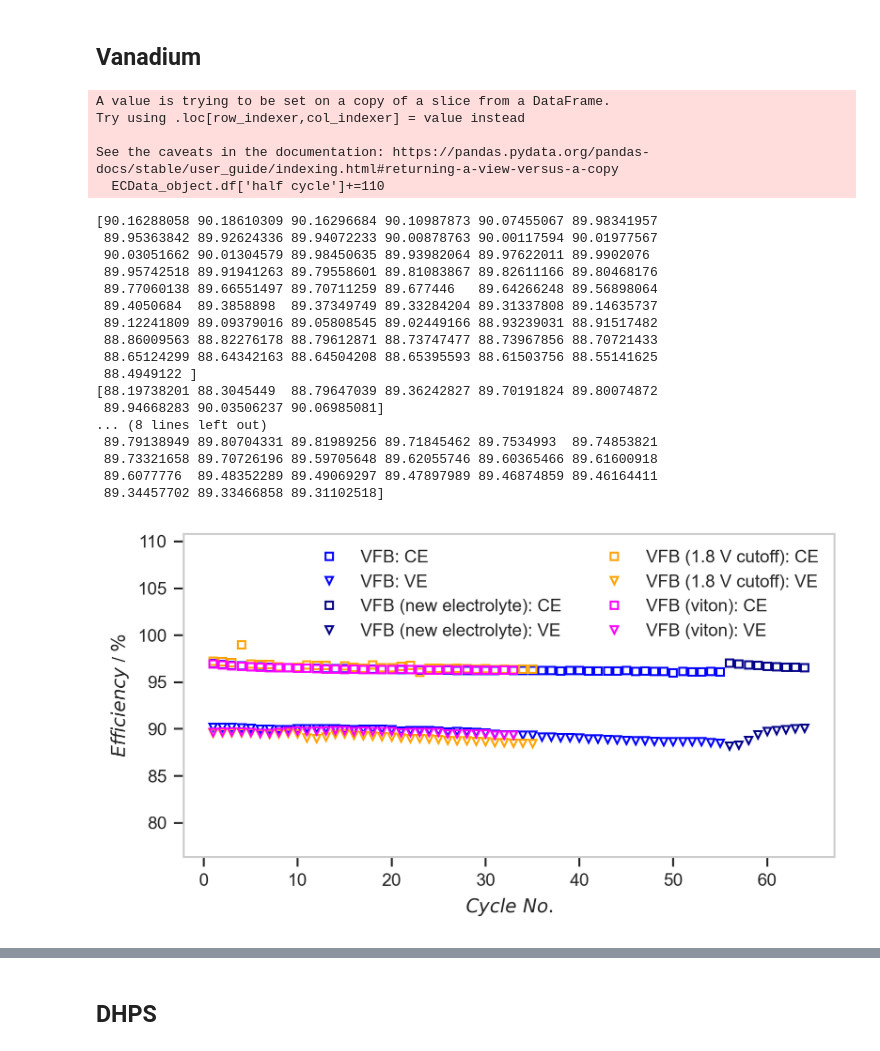
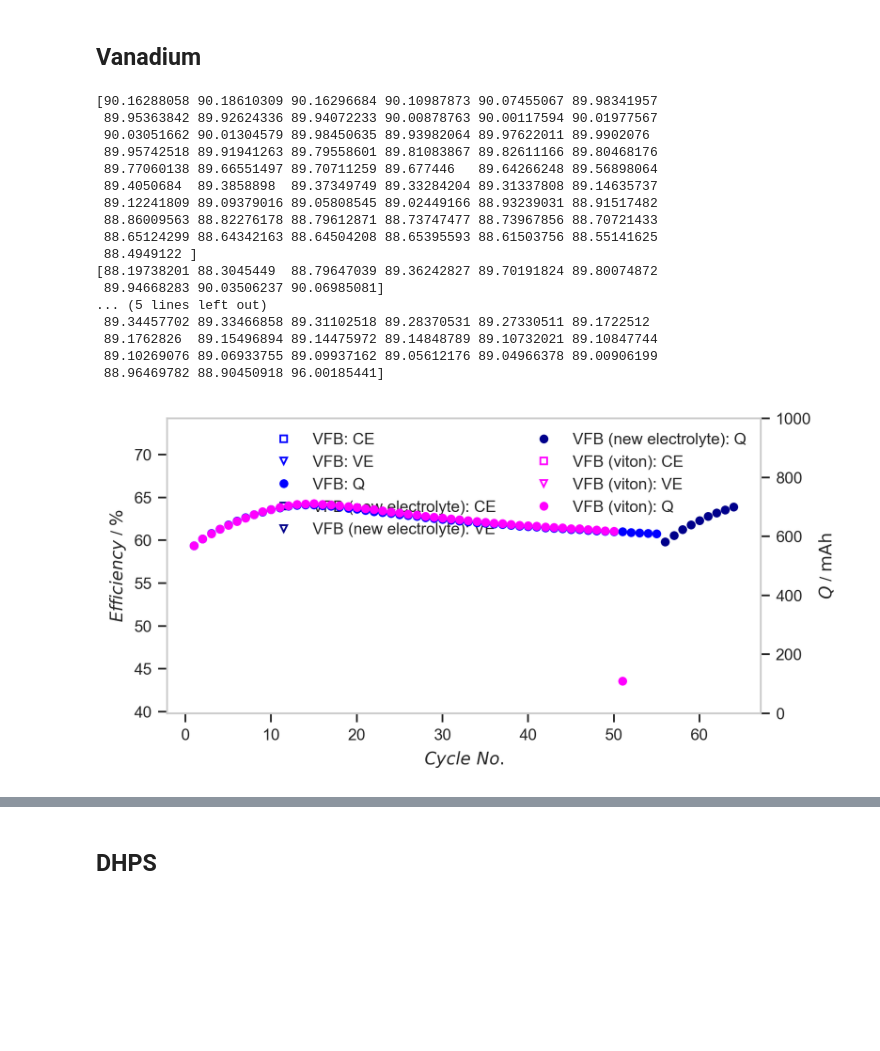
Before and after one commit to ESaundersNano/redoxED, a Jupyter notebook: notebooks/00Z_degradation.ipynb, the cells around one changed output, grey strips where cells are left out. Saved outputs shown, nothing was run; the diff lists cells and outputs as text; code cells hidden in the pictures; blank space fills up the shorter version.

```diff
--- a/notebooks/00Z_degradation.ipynb
+++ b/notebooks/00Z_degradation.ipynb
@@ -17,6 +17,7 @@ cycling_array = []
 color_list = []
 
 j_plot = False
+Q_plot = True
 
 EfficiencyPlot_object = EfficiencyPlot(figsize=(6, 3), dpi=300)
 
@@ -46,18 +47,18 @@ CyclingData_object.set_area(0.0005)  # m2
 cycling_array.append(CyclingData_object)
 color_list.append('darkblue')
 
-fpath = r"C:\Users\es758\OneDrive - University of Cambridge\PhD\Results\Electrochemistry\Full Cell 3\2025.08.20 FB2_VFB_NR117_1186HCB400C24h\1_FB2_10mlV_22rpm_1p8V_06_GCPL_C04.mpr"
-label="VFB (1.8 V cutoff)"
-loader = LoaderFactory.get_loader(fpath)
-ECData_object = loader.load_data(fpath=fpath)
-# print(ECData_object.df['half cycle'].unique())
-# remove incomplete cycle
-ECData_object.df = ECData_object.filter_by_col("half cycle", lambda value: value != 70)
-CyclingData_object = ECData_object.to_CyclingData()
-CyclingData_object.label = label
-CyclingData_object.set_area(0.0005)  # m2
-cycling_array.append(CyclingData_object)
-color_list.append('orange')
+# fpath = r"C:\Users\es758\OneDrive - University of Cambridge\PhD\Results\Electrochemistry\Full Cell 3\2025.08.20 FB2_VFB_NR117_1186HCB400C24h\1_FB2_10mlV_22rpm_1p8V_06_GCPL_C04.mpr"
+# label="VFB (1.8 V cutoff)"
+# loader = LoaderFactory.get_loader(fpath)
+# ECData_object = loader.load_data(fpath=fpath)
+# # print(ECData_object.df['half cycle'].unique())
+# # remove incomplete cycle
+# ECData_object.df = ECData_object.filter_by_col("half cycle", lambda value: value != 70)
+# CyclingData_object = ECData_object.to_CyclingData()
+# CyclingData_object.label = label
+# CyclingData_object.set_area(0.0005)  # m2
+# cycling_array.append(CyclingData_object)
+# color_list.append('orange')
 
 # fpath = r"C:\Users\es758\OneDrive - University of Cambridge\PhD\Results\Electrochemistry\Full Cell 3\2025.08.20 FB2_VFB_NR117_1186HCB400C24h\3_FB2_10mlV_22rpm_1p8V10min_06_GCPL_C04.mpr"
 # label="VFB (1.8 V cutoff new electrolyte)"
@@ -73,55 +74,55 @@ color_list.append('orange')
 # CyclingData_object.set_area(0.0005)  # m2
 # cycling_array.append(CyclingData_object)
 # color_list.append('darkorange')
 
 fpath=r"C:\Users\es758\OneDrive - University of Cambridge\PhD\Results\Electrochemistry\Full Cell 3\2025.09.10 FB2_VFB_viton\1_VFB_22rpm_06_GCPL_C04.mpr"
+fpath = r"C:\Users\es758\OneDrive - University of Cambridge\1_VFB_22rpm_06_GCPL_C04.mpr"
 label="VFB (viton)"
 loader = LoaderFactory.get_loader(fpath)
 ECData_object = loader.load_data(fpath=fpath)
 #print(ECData_object.df['half cycle'].unique())
 # remove incomplete cycle
-ECData_object.df = ECData_object.filter_by_col("half cycle", lambda value: value < 66)
+#ECData_object.df = ECData_object.filter_by_col("half cycle", lambda value: value < 66)
 CyclingData_object = ECData_object.to_CyclingData()
 CyclingData_object.label = label
 CyclingData_object.set_area(0.0005)  # m2
 cycling_array.append(CyclingData_object)
 color_list.append('magenta')
 
 for i, CyclingData_object in enumerate(cycling_array):
     EfficiencyPlot_object.add_plot(CyclingData_object, linestyle="", markersize=4, markerfacecolor='none', markeredgecolor=color_list[i], color=color_list[i], plot_CE=True, plot_VE=True, plot_EE=False)
     print(CyclingData_object.cycle_data['VE'].to_numpy())
     if j_plot == True:
         EfficiencyPlot_object.add_j(x = CyclingData_object.cycle_data['cycle_number'], j = (1e3*CyclingData_object.cycle_data['I_cell_avg_charge'])/(1e4*CyclingData_object.area), linestyle="-", marker="", color='red', label="j")
-
+    if Q_plot == True:
+        EfficiencyPlot_object.add_Q_discharge(x = CyclingData_object.cycle_data['cycle_number'], Q_discharge = (CyclingData_object.cycle_data['Q_discharge']/3.6), linestyle="", marker="o", markersize = 4, color=color_list[i], label=CyclingData_object.label + ": Q")
 if j_plot == True:
     EfficiencyPlot_object.ax2.set_ylim(0, 100)
+
+if Q_plot == True:
+    EfficiencyPlot_object.ax2.set_ylim(0, 1000)
 
 EfficiencyPlot_object.ax.legend(ncols=2)
 #EfficiencyPlot_object.ax.set_ylim([80, 100])
 #EfficiencyPlot_object.ax.set_xlim([0, None])
 
 display(EfficiencyPlot_object.fig)
 # %% [output]
-A value is trying to be set on a copy of a slice from a DataFrame.
-Try using .loc[row_indexer,col_indexer] = value instead
-
-See the caveats in the documentation: https://pandas.pydata.org/pandas-docs/stable/user_guide/indexing.html#returning-a-view-versus-a-copy
-  ECData_object.df['half cycle']+=110
+[90.16288058 90.18610309 90.16296684 90.10987873 90.07455067 89.98341957
+ 89.95363842 89.92624336 89.94072233 90.00878763 90.00117594 90.01977567
+ 90.03051662 90.01304579 89.98450635 89.93982064 89.97622011 89.9902076
+ 89.95742518 89.91941263 89.79558601 89.81083867 89.82611166 89.80468176
+ 89.77060138 89.66551497 89.70711259 89.677446   89.64266248 89.56898064
+ 89.4050684  89.3858898  89.37349749 89.33284204 89.31337808 89.14635737
+ 89.12241809 89.09379016 89.05808545 89.02449166 88.93239031 88.91517482
+ 88.86009563 88.82276178 88.79612871 88.73747477 88.73967856 88.70721433
+ 88.65124299 88.64342163 88.64504208 88.65395593 88.61503756 88.55141625
+ 88.4949122 ]
+[88.19738201 88.3045449  88.79647039 89.36242827 89.70191824 89.80074872
+ 89.94668283 90.03506237 90.06985081]
+... (5 lines left out)
+ 89.34457702 89.33466858 89.31102518 89.28370531 89.27330511 89.1722512
+ 89.1762826  89.15496894 89.14475972 89.14848789 89.10732021 89.10847744
+ 89.10269076 89.06933755 89.09937162 89.05612176 89.04966378 89.00906199
+ 88.96469782 88.90450918 96.00185441]
-[90.16288058 90.18610309 90.16296684 90.10987873 90.07455067 89.98341957
- 89.95363842 89.92624336 89.94072233 90.00878763 90.00117594 90.01977567
- 90.03051662 90.01304579 89.98450635 89.93982064 89.97622011 89.9902076
- 89.95742518 89.91941263 89.79558601 89.81083867 89.82611166 89.80468176
- 89.77060138 89.66551497 89.70711259 89.677446   89.64266248 89.56898064
- 89.4050684  89.3858898  89.37349749 89.33284204 89.31337808 89.14635737
- 89.12241809 89.09379016 89.05808545 89.02449166 88.93239031 88.91517482
- 88.86009563 88.82276178 88.79612871 88.73747477 88.73967856 88.70721433
- 88.65124299 88.64342163 88.64504208 88.65395593 88.61503756 88.55141625
- 88.4949122 ]
-[88.19738201 88.3045449  88.79647039 89.36242827 89.70191824 89.80074872
- 89.94668283 90.03506237 90.06985081]
-... (8 lines left out)
- 89.79138949 89.80704331 89.81989256 89.71845462 89.7534993  89.74853821
- 89.73321658 89.70726196 89.59705648 89.62055746 89.60365466 89.61600918
- 89.6077776  89.48352289 89.49069297 89.47897989 89.46874859 89.46164411
- 89.34457702 89.33466858 89.31102518]
-[figure, old version]
+[figure, new version]
```
Also changed, not shown: parts of 13 cells of this notebook, 4 other files.
